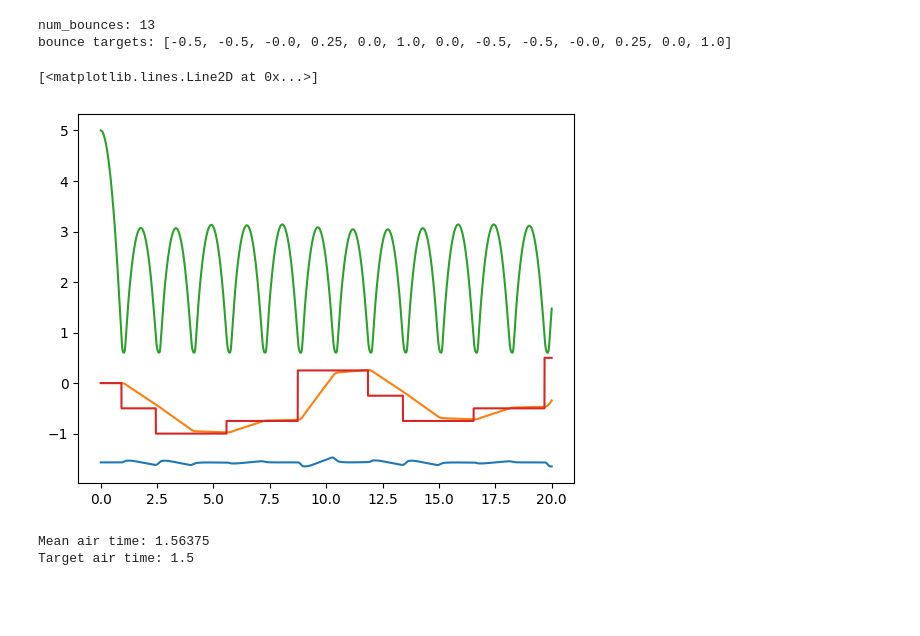
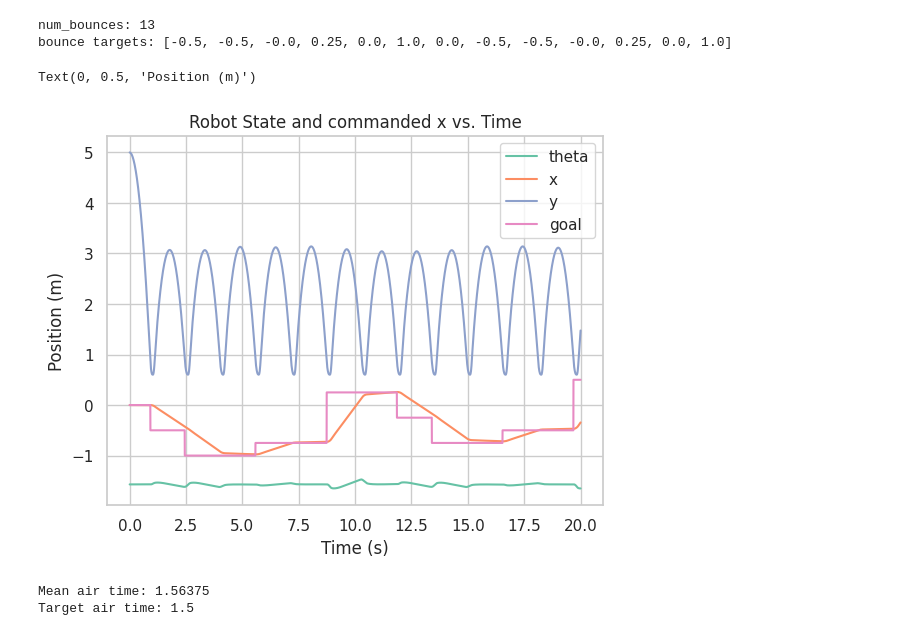
Before and after one commit to mishmish66/hopopt, a Jupyter notebook: main.ipynb, the cells around one changed output. Drawn from its saved outputs; the diff is of its cells as text; code cells hidden in the pictures; blank space fills up the shorter version.

```diff
--- a/main.ipynb
+++ b/main.ipynb
@@ -319,21 +322,39 @@ print(f"bounce targets: {bounce_targets}")
 # %% [output]
 num_bounces: 13
 bounce targets: [-0.5, -0.5, -0.0, 0.25, 0.0, 1.0, 0.0, -0.5, -0.5, -0.0, 0.25, 0.0, 1.0]
-# %%
-qs_np = np.stack(qs, axis=0)
-ts = np.arange(len(qs_np)) * time_step
-plt.plot(ts, qs_np[:, 0], label="theta")
-plt.plot(ts, qs_np[:, 1], label="x")
-plt.plot(ts, qs_np[:, 2], label="y")
-
-# Plot the target positions from the hop_lens
-bounce_goal = np.zeros_like(ts).squeeze()
-bounce_goal[np.array(bounce_idxs, dtype=np.int32)] = bounce_targets
-goal = np.cumsum(bounce_goal)
-plt.plot(ts, goal, label="goal")
-# %% [output]
-[<matplotlib.lines.Line2D at 0x...>]
-[figure, removed]
+# %%
+sns.set_theme(style="whitegrid", palette=sns.color_palette("Set2"))
+
+qs_np = np.stack(qs, axis=0)
+ts = np.arange(len(qs_np)) * time_step
+
+# Plot the target positions from the hop_lens
+bounce_goal = np.zeros_like(ts).squeeze()
+bounce_goal[np.array(bounce_idxs, dtype=np.int32)] = bounce_targets
+goal = np.cumsum(bounce_goal)
+
+
+dataframe = pd.DataFrame(
+    {
+        "t": ts,
+        "theta": qs_np[:, 0],
+        "x": qs_np[:, 1],
+        "y": qs_np[:, 2],
+        "goal": goal,
+    }
+)
+
+sns.lineplot(dataframe, x="t", y="theta", label="theta")
+sns.lineplot(dataframe, x="t", y="x", label="x")
+sns.lineplot(dataframe, x="t", y="y", label="y")
+sns.lineplot(dataframe, x="t", y="goal", label="goal")
+
+plt.title("Robot State and commanded x vs. Time")
+plt.xlabel("Time (s)")
+plt.ylabel("Position (m)")
+# %% [output]
+Text(0, 0.5, 'Position (m)')
+[figure, added]
 # %%
 mean_air_time = np.mean(np.diff(np.array(bounce_idxs) * time_step))
 print(f"Mean air time: {mean_air_time}\nTarget air time: {1.5}")
```
Also changed, not shown: parts of 4 cells of this notebook, 9 other files.
